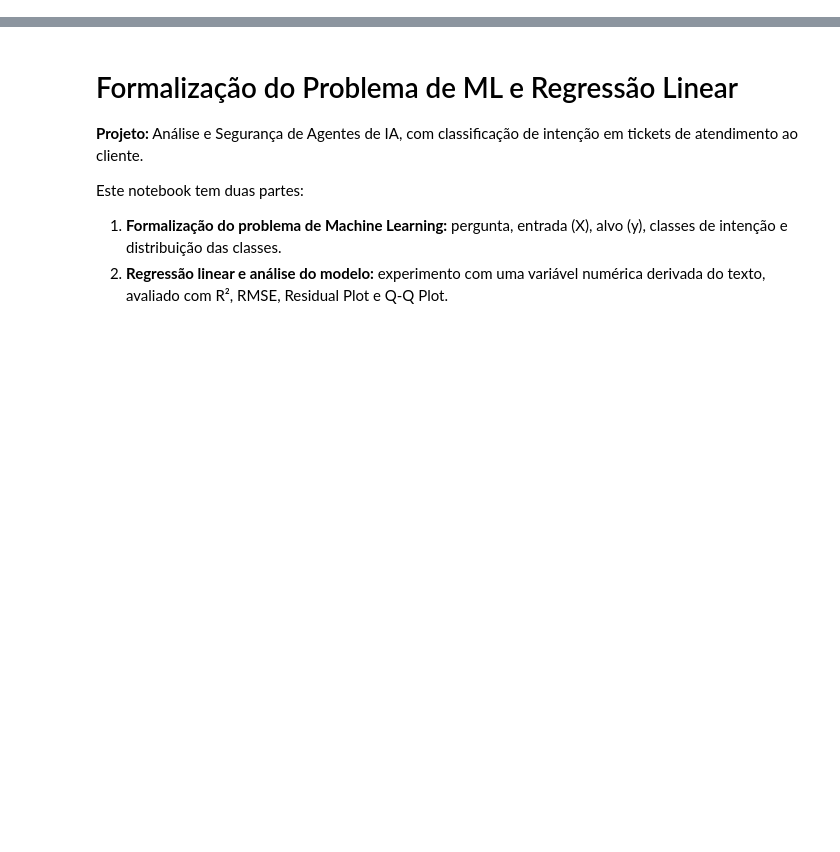
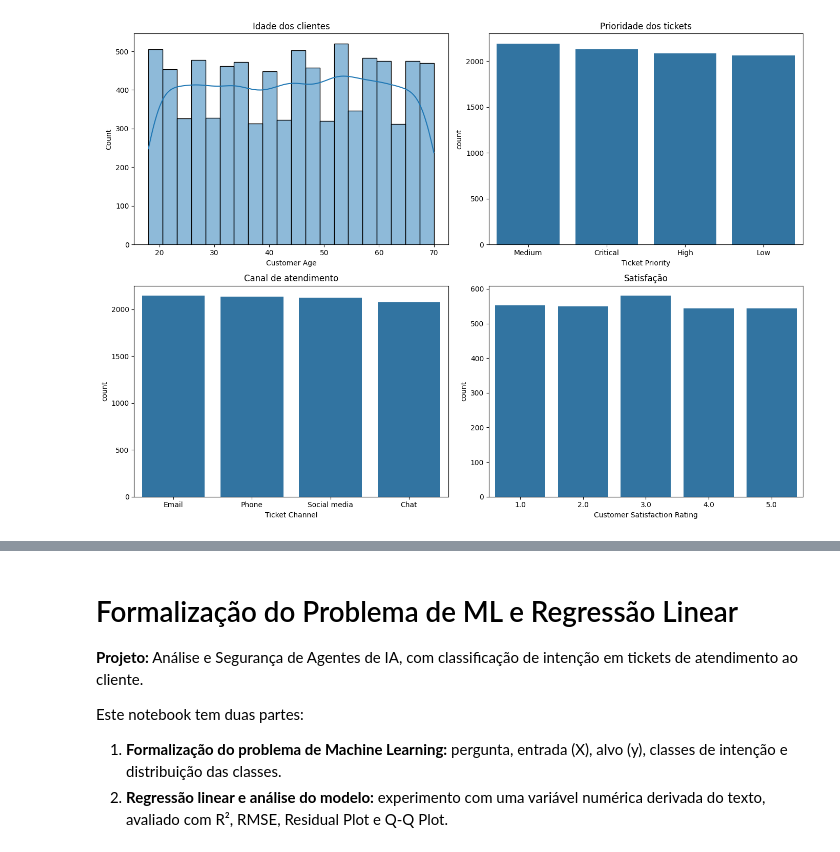
Before and after one commit to luizgabrielduarte/PB-Analise-e-Seguranca-de-Agentes-de-IA, a Jupyter notebook: eda/eda_TP3.ipynb, the cells around one changed output, grey strips where cells are left out. Cells and saved outputs as stored; diff of their text form; code cells hidden in the pictures; blank space fills up the shorter version.

```diff
--- a/eda/eda_TP3.ipynb
+++ b/eda/eda_TP3.ipynb
@@ -0,0 +322,44 @@
+# %%
+df["Date of Purchase"] = pd.to_datetime(
+    df["Date of Purchase"],
+    errors="coerce"
+)
+
+df["Description Length"] = df["Ticket Description"].str.len()
+
+df_satisfaction = df.dropna(
+    subset=["Customer Satisfaction Rating"]
+).copy()
+# %%
+fig, axes = plt.subplots(2, 2, figsize=(14, 10))
+
+sns.histplot(df["Customer Age"], bins=20, kde=True, ax=axes[0, 0])
+axes[0, 0].set_title("Idade dos clientes")
+
+sns.countplot(
+    data=df,
+    x="Ticket Priority",
+    order=df["Ticket Priority"].value_counts().index,
+    ax=axes[0, 1]
+)
+axes[0, 1].set_title("Prioridade dos tickets")
+
+sns.countplot(
+    data=df,
+    x="Ticket Channel",
+    order=df["Ticket Channel"].value_counts().index,
+    ax=axes[1, 0]
+)
+axes[1, 0].set_title("Canal de atendimento")
+
+sns.countplot(
+    data=df_satisfaction,
+    x="Customer Satisfaction Rating",
+    ax=axes[1, 1]
+)
+axes[1, 1].set_title("Satisfação")
+
+plt.tight_layout()
+plt.show()
+# %% [output]
+[figure, added]
```
Also changed, not shown: parts of 24 cells of this notebook, 10 other files.
